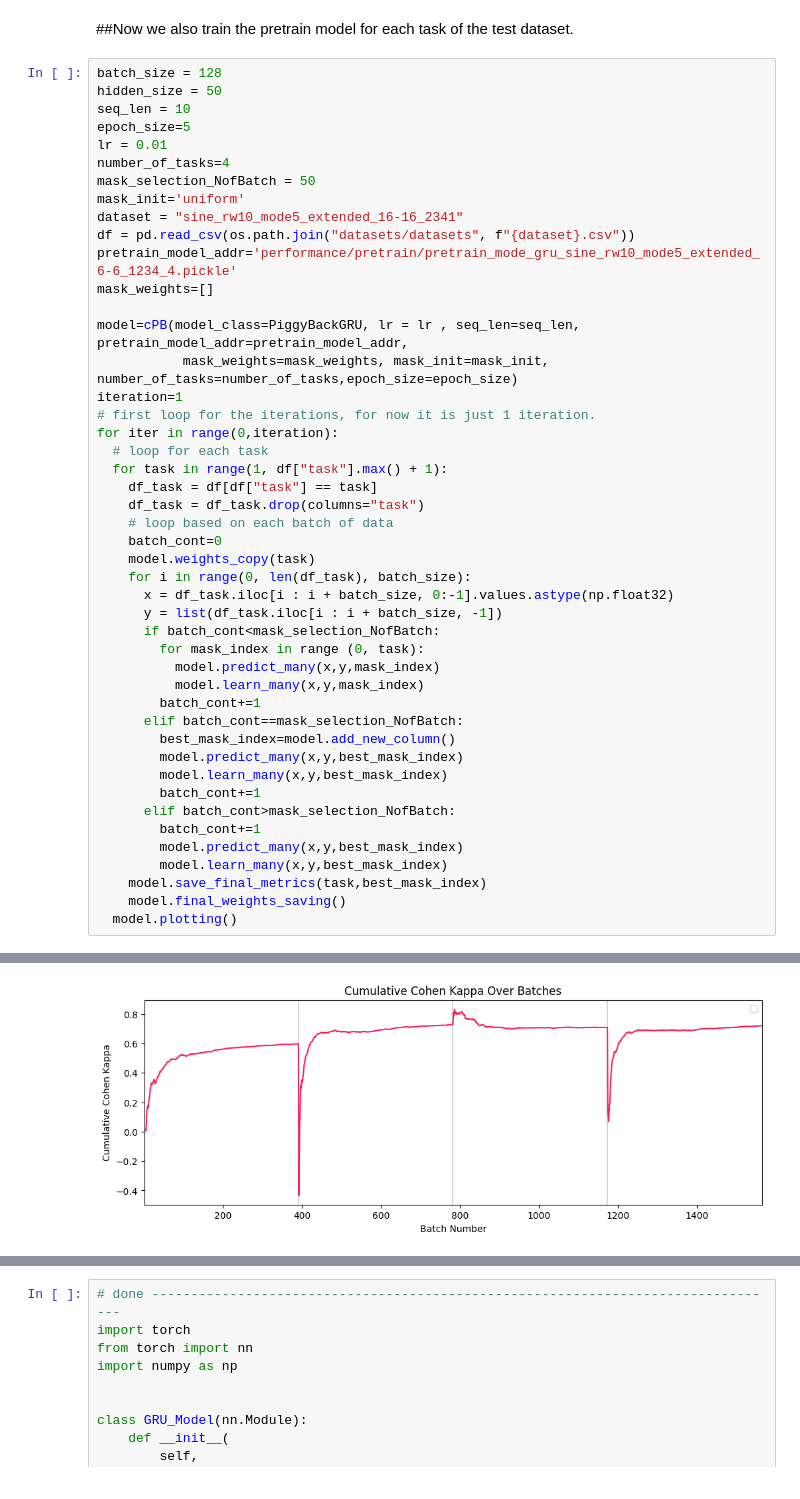
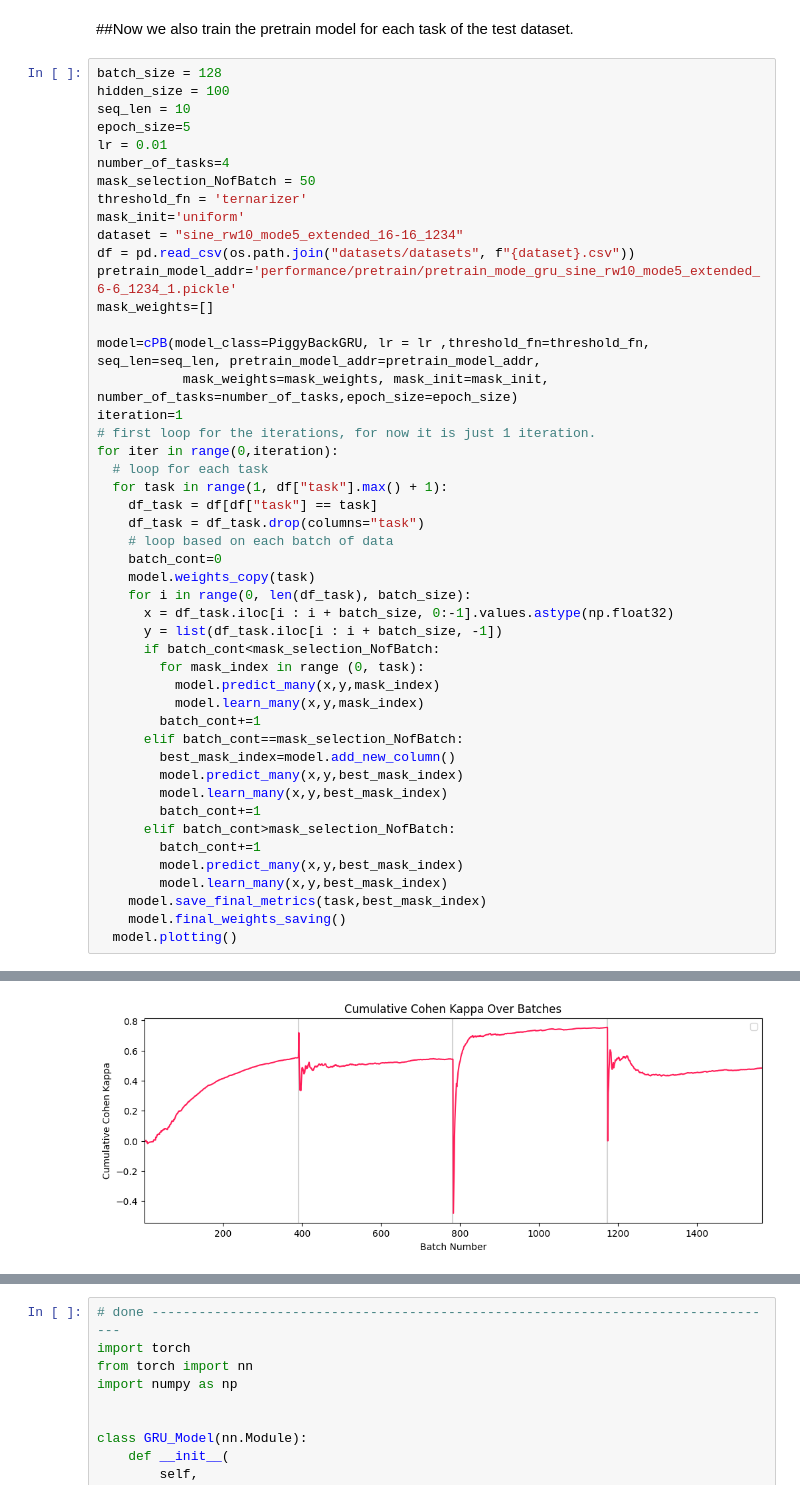
Before and after one commit to rezapaki1376/cPB, a Jupyter notebook: run_test/run_pretrained_model_new thing examine.ipynb, the cells around one changed output, grey strips where cells are left out. Saved outputs shown, nothing was run; the diff lists cells and outputs as text.

```diff
--- a/run_test/run_pretrained_model_new thing examine.ipynb
+++ b/run_test/run_pretrained_model_new thing examine.ipynb
@@ -377,19 +377,20 @@ dtype: float64
 ##Now we also train the pretrain model for each task of the test dataset.
 # %%
 batch_size = 128
-hidden_size = 50
+hidden_size = 100
 seq_len = 10
 epoch_size=5
 lr = 0.01
 number_of_tasks=4
 mask_selection_NofBatch = 50
+threshold_fn = 'ternarizer'
 mask_init='uniform'
-dataset = "sine_rw10_mode5_extended_16-16_2341"
+dataset = "sine_rw10_mode5_extended_16-16_1234"
 df = pd.read_csv(os.path.join("datasets/datasets", f"{dataset}.csv"))
-pretrain_model_addr='performance/pretrain/pretrain_mode_gru_sine_rw10_mode5_extended_6-6_1234_4.pickle'
+pretrain_model_addr='performance/pretrain/pretrain_mode_gru_sine_rw10_mode5_extended_6-6_1234_1.pickle'
 mask_weights=[]
 
-model=cPB(model_class=PiggyBackGRU, lr = lr , seq_len=seq_len, pretrain_model_addr=pretrain_model_addr,
+model=cPB(model_class=PiggyBackGRU, lr = lr ,threshold_fn=threshold_fn, seq_len=seq_len, pretrain_model_addr=pretrain_model_addr,
            mask_weights=mask_weights, mask_init=mask_init, number_of_tasks=number_of_tasks,epoch_size=epoch_size)
 iteration=1
 # first loop for the iterations, for now it is just 1 iteration.
@@ -447,2 +448,2 @@ All batches cohen kappa=  0.7218068554149488
 WARNING:matplotlib.legend:No artists with labels found to put in legend.  Note that artists whose label start with an underscore are ignored when legend() is called with no argument.
-[figure, old version]
+[figure, new version]
```
Also changed, not shown: parts of 2 cells of this notebook, 33 other files.
